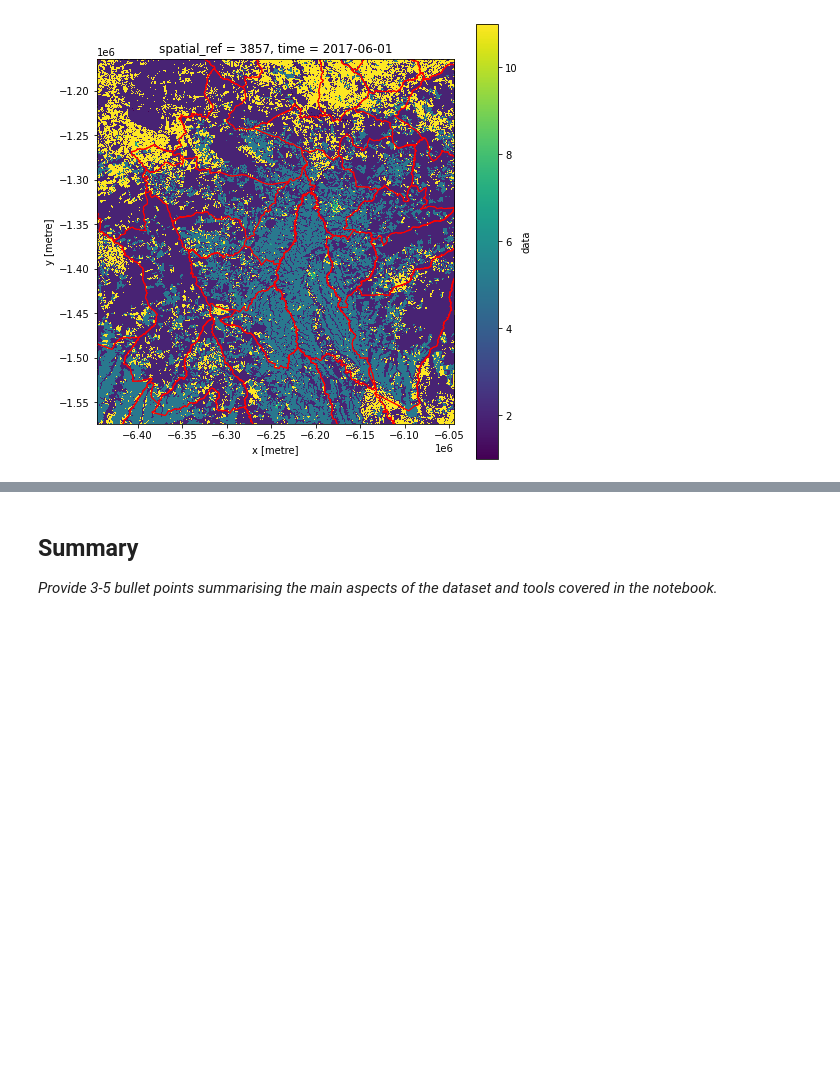
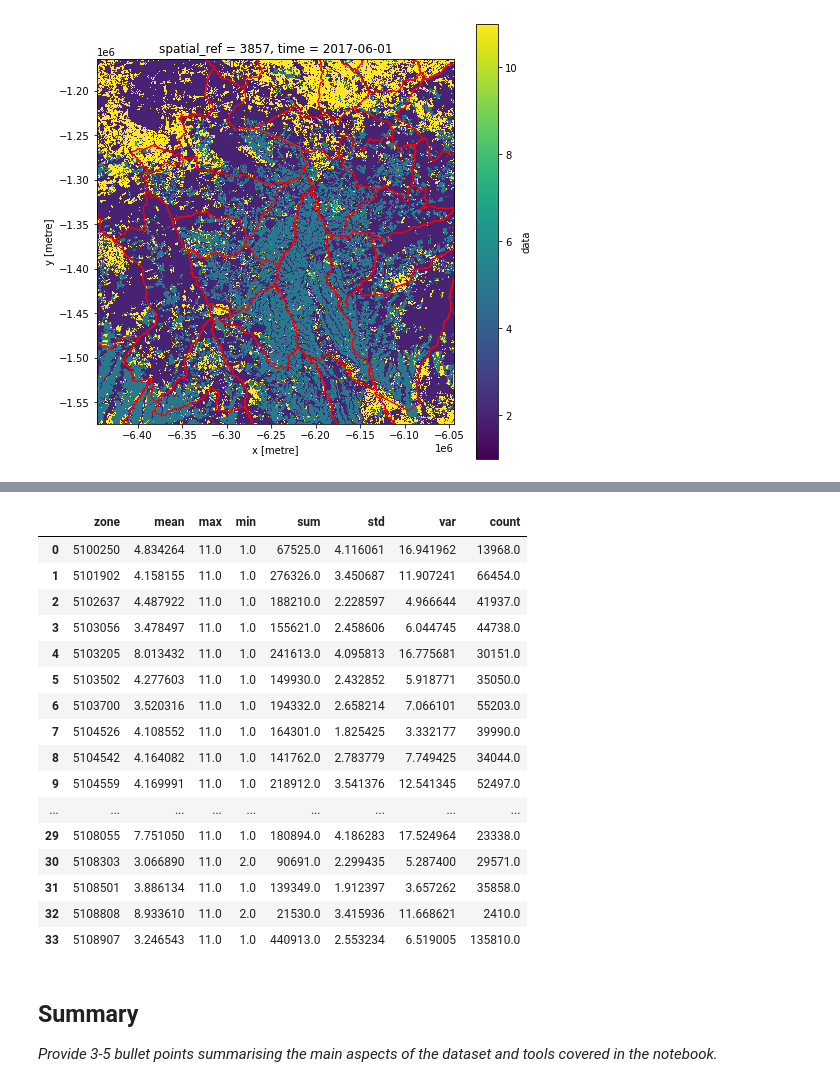
Before and after one commit to eds-book-gallery/b128b282-dee7-44a7-bc21-f1fd21452a83, a Jupyter notebook: general-exploration-landcover.ipynb, the cells around one changed output, grey strips where cells are left out. Cells and saved outputs as stored; diff of their text form; code cells hidden in the pictures; blank space fills up the shorter version.

Commit message:
getting zonal_stats working

```diff
--- a/general-exploration-landcover.ipynb
+++ b/general-exploration-landcover.ipynb
@@ -450,0 +545,5 @@ UFuncTypeError: ufunc 'minimum' did not contain a loop with signature matching t
+# %%
+#convert to same type as zonal xarray
+lc100_np = np.array(lc100['data'][0].astype('int32'))
+lc100_int = xr.DataArray(lc100_np)
+lc100_int
@@ -450,0 +560,20 @@ UFuncTypeError: ufunc 'minimum' did not contain a loop with signature matching t
+# %%
+zonal_stats(lc100r_xr, lc100_int)
+# %% [output]
+|  | zone | mean | max | min | sum | std | var | count |
+| 0 | 5100250 | 4.834264 | 11.0 | 1.0 | 67525.0 | 4.116061 | 16.941962 | 13968.0 |
+| 1 | 5101902 | 4.158155 | 11.0 | 1.0 | 276326.0 | 3.450687 | 11.907241 | 66454.0 |
+| 2 | 5102637 | 4.487922 | 11.0 | 1.0 | 188210.0 | 2.228597 | 4.966644 | 41937.0 |
+| 3 | 5103056 | 3.478497 | 11.0 | 1.0 | 155621.0 | 2.458606 | 6.044745 | 44738.0 |
+| 4 | 5103205 | 8.013432 | 11.0 | 1.0 | 241613.0 | 4.095813 | 16.775681 | 30151.0 |
+| 5 | 5103502 | 4.277603 | 11.0 | 1.0 | 149930.0 | 2.432852 | 5.918771 | 35050.0 |
+| 6 | 5103700 | 3.520316 | 11.0 | 1.0 | 194332.0 | 2.658214 | 7.066101 | 55203.0 |
+| 7 | 5104526 | 4.108552 | 11.0 | 1.0 | 164301.0 | 1.825425 | 3.332177 | 39990.0 |
+| 8 | 5104542 | 4.164082 | 11.0 | 1.0 | 141762.0 | 2.783779 | 7.749425 | 34044.0 |
+| 9 | 5104559 | 4.169991 | 11.0 | 1.0 | 218912.0 | 3.541376 | 12.541345 | 52497.0 |
+| ... | ... | ... | ... | ... | ... | ... | ... | ... |
+| 29 | 5108055 | 7.751050 | 11.0 | 1.0 | 180894.0 | 4.186283 | 17.524964 | 23338.0 |
+| 30 | 5108303 | 3.066890 | 11.0 | 2.0 | 90691.0 | 2.299435 | 5.287400 | 29571.0 |
+| 31 | 5108501 | 3.886134 | 11.0 | 1.0 | 139349.0 | 1.912397 | 3.657262 | 35858.0 |
+| 32 | 5108808 | 8.933610 | 11.0 | 2.0 | 21530.0 | 3.415936 | 11.668621 | 2410.0 |
+| 33 | 5108907 | 3.246543 | 11.0 | 1.0 | 440913.0 | 2.553234 | 6.519005 | 135810.0 |
```
Also changed, not shown: parts of 16 cells of this notebook.
